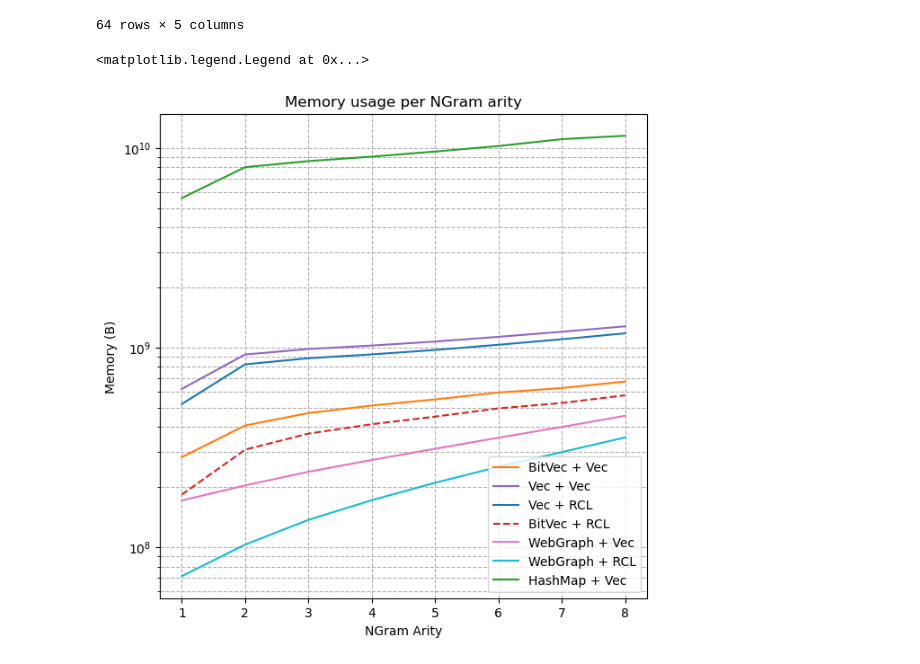
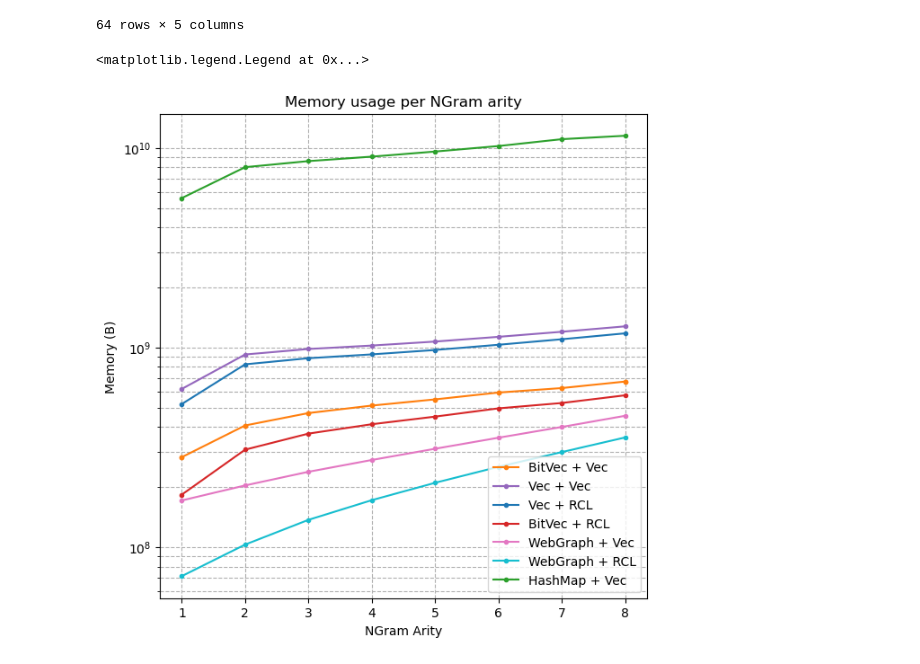
Before and after one commit to compenguy/ngrammatic, a Jupyter notebook: benchmarks/visualizations.ipynb, the cells around one changed output. Cells and saved outputs as stored; diff of their text form; code cells hidden in the pictures.

Commit message:
Improved visualizations

```diff
--- a/benchmarks/visualizations.ipynb
+++ b/benchmarks/visualizations.ipynb
@@ -145,32 +146,29 @@ df
 # %%
 import matplotlib.pyplot as plt
 
 colors = {
     'BitVec + RCL': "tab:red",
     'BitVec + Vec': "tab:orange",
     'HashMap + Vec': "tab:green",
     'Vec + RCL': "tab:blue",
     'Vec + Vec': "tab:purple",
     'WebGraph + RCL': "tab:cyan",
     'WebGraph + Vec': "tab:pink",
 }
 
-parallel_line_style = "--"
-
 fig, ax = plt.subplots(1, 1, figsize=(7, 7))
 
 for data_structure in df["Data structure"].unique():
     data = df[df["Data structure"] == data_structure]
     color = colors[data_structure]
-    linestyle = parallel_line_style if data["Parallel"].values[0] else "-"
-    ax.plot(data["Arity"], data["Memory (B)"], label=data_structure, color=color, linestyle=linestyle)
+    ax.plot(data["Arity"], data["Memory (B)"], label=data_structure, color=color, marker=".")
 
 ax.set_xlabel("NGram Arity")
 ax.set_ylabel("Memory (B)")
 ax.set_title("Memory usage per NGram arity")
 ax.set_yscale("log")
 ax.grid(True, which="both", ls="--")
 ax.legend()
 # %% [output]
 <matplotlib.legend.Legend at 0x...>
-[figure, old version]
+[figure, new version]
```
Also changed, not shown: parts of 1 cell of this notebook.
